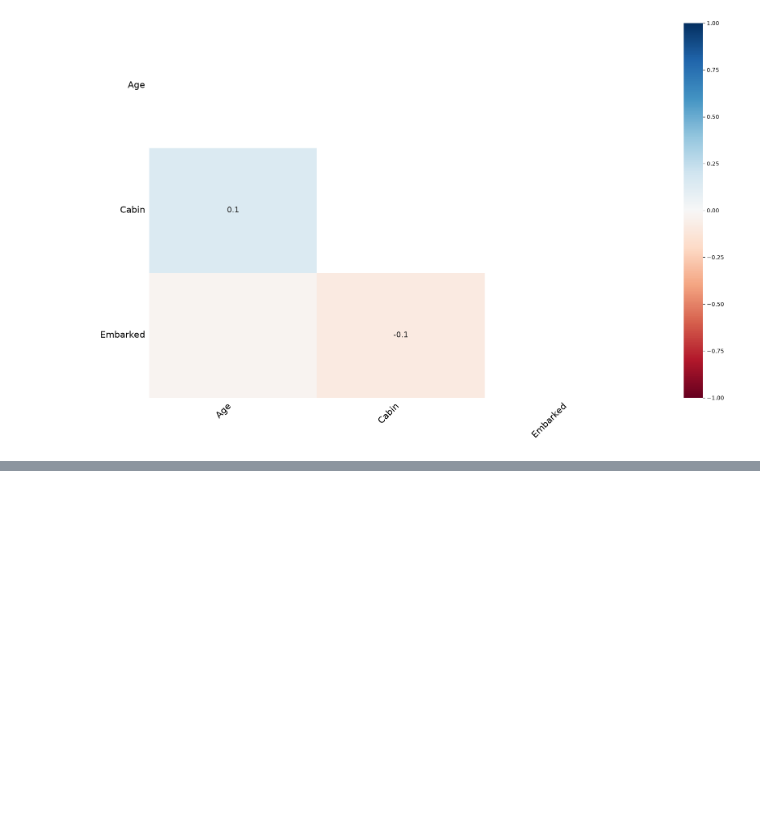
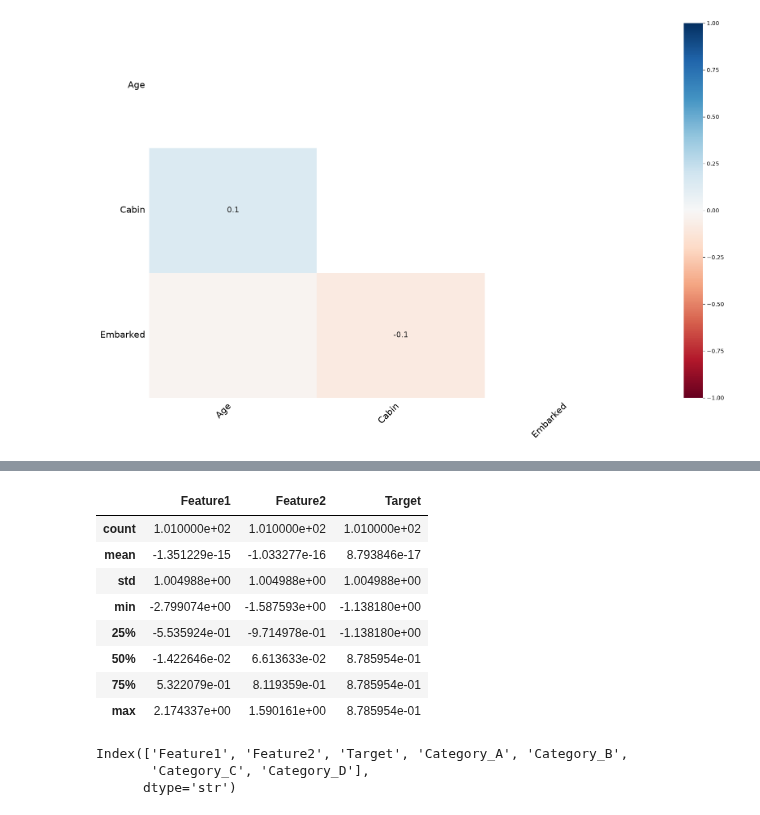
Before and after one commit to Eakempreet/microsoft-ai-ml-engineering, a Jupyter notebook: 01-foundations-of-ai-ml/module_1/foundations_of_ai_ml.ipynb, the cells around one changed output, grey strips where cells are left out. Cells and saved outputs as stored; diff of their text form; code cells hidden in the pictures; blank space fills up the shorter version.

```diff
--- a/01-foundations-of-ai-ml/module_1/foundations_of_ai_ml.ipynb
+++ b/01-foundations-of-ai-ml/module_1/foundations_of_ai_ml.ipynb
@@ -671,0 +828,18 @@ df_final.head()
+# %%
+df_preprocessed.describe()
+# %% [output]
+|  | Feature1 | Feature2 | Target |
+| count | 1.010000e+02 | 1.010000e+02 | 1.010000e+02 |
+| mean | -1.351229e-15 | -1.033277e-16 | 8.793846e-17 |
+| std | 1.004988e+00 | 1.004988e+00 | 1.004988e+00 |
+| min | -2.799074e+00 | -1.587593e+00 | -1.138180e+00 |
+| 25% | -5.535924e-01 | -9.714978e-01 | -1.138180e+00 |
+| 50% | -1.422646e-02 | 6.613633e-02 | 8.785954e-01 |
+| 75% | 5.322079e-01 | 8.119359e-01 | 8.785954e-01 |
+| max | 2.174337e+00 | 1.590161e+00 | 8.785954e-01 |
+# %%
+df_preprocessed.columns
+# %% [output]
+Index(['Feature1', 'Feature2', 'Target', 'Category_A', 'Category_B',
+       'Category_C', 'Category_D'],
+      dtype='str')
```
Also changed, not shown: parts of 7 cells of this notebook.
